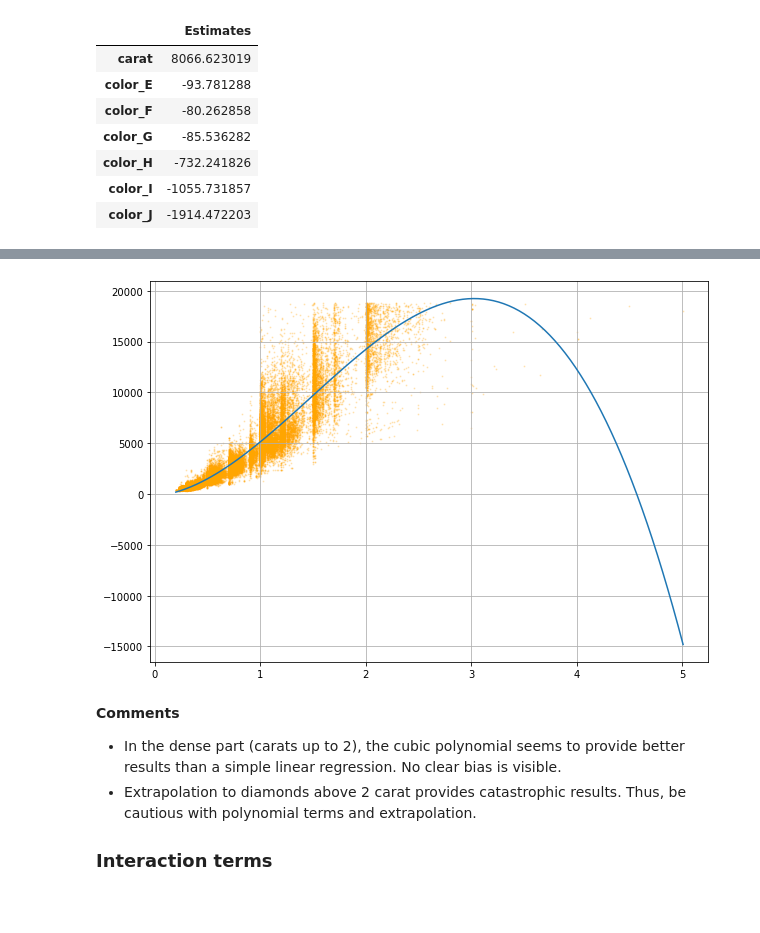
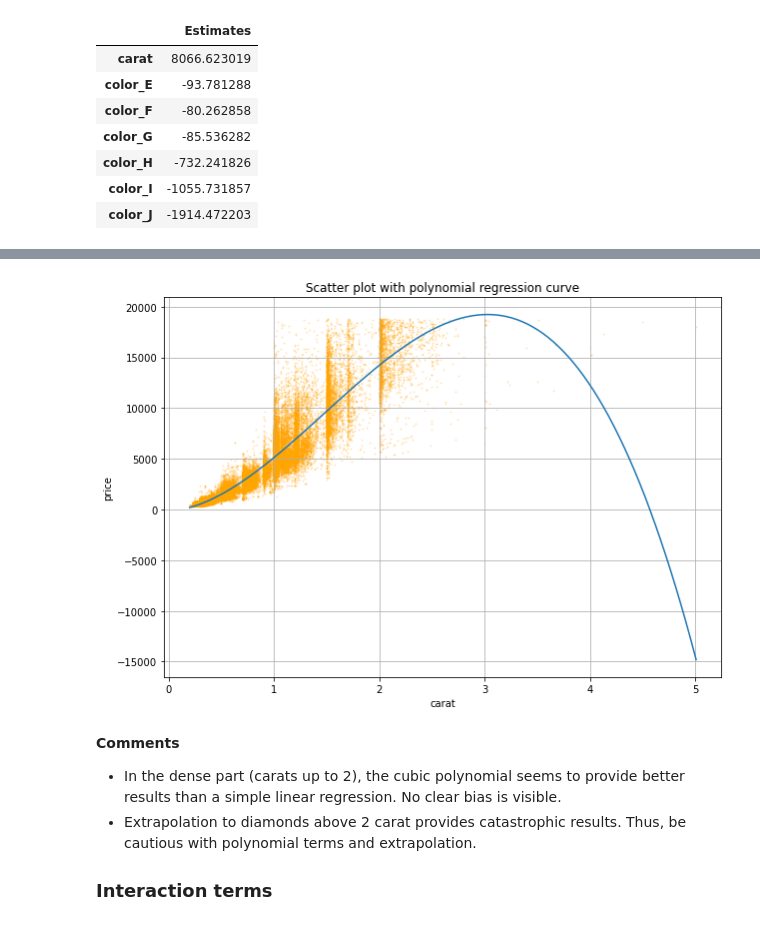
Before and after one commit to mayer79/ml_lecture, a Jupyter notebook: py/1_Basics_and_Linear_Models.ipynb, the cells around one changed output, grey strips where cells are left out. Saved outputs shown, nothing was run; the diff lists cells and outputs as text; code cells hidden in the pictures.

```diff
--- a/py/1_Basics_and_Linear_Models.ipynb
+++ b/py/1_Basics_and_Linear_Models.ipynb
@@ -438,33 +420,33 @@ The polynomial terms used for modeling look as follows:
 
 And here the model including systematic predictions.
 # %%
+from plotnine.data import diamonds
 import numpy as np
 import pandas as pd
 from sklearn.linear_model import LinearRegression
 from sklearn.preprocessing import PolynomialFeatures
 from sklearn.pipeline import make_pipeline
-import matplotlib.pyplot as plt
-from plotnine.data import diamonds
 
 # Initialize and fit regression "pipeline" with dummy encoding as preprocessing
 X = diamonds[["carat"]].to_numpy()
 y = diamonds["price"]
 
 # Fit cubic linear regression
 model = make_pipeline(
     PolynomialFeatures(3),
     LinearRegression()
 )
 model.fit(X, y)
 
 # Scatter plot with regression curve
-fig, ax = plt.subplots(figsize=(10, 7))
-ax.scatter(X, y, color="orange", alpha=0.2, s=1)
+ax = diamonds.plot.scatter(
+    x="carat", y="price", alpha=0.2, color="orange", s=1, grid=True,
+    title="Scatter plot with polynomial regression curve", figsize=(10, 7)
+)
 x_plot = np.linspace(X.min(), X.max(), 100)
-ax.plot(x_plot, model.predict(x_plot[:, np.newaxis]))
-ax.grid()
+ax.plot(x_plot, model.predict(x_plot[:, np.newaxis]));
 # %% [output]
-[figure, old version]
+[figure, new version]
 # %% [markdown]
 **Comments**
 
```
Also changed, not shown: parts of 17 cells of this notebook.
